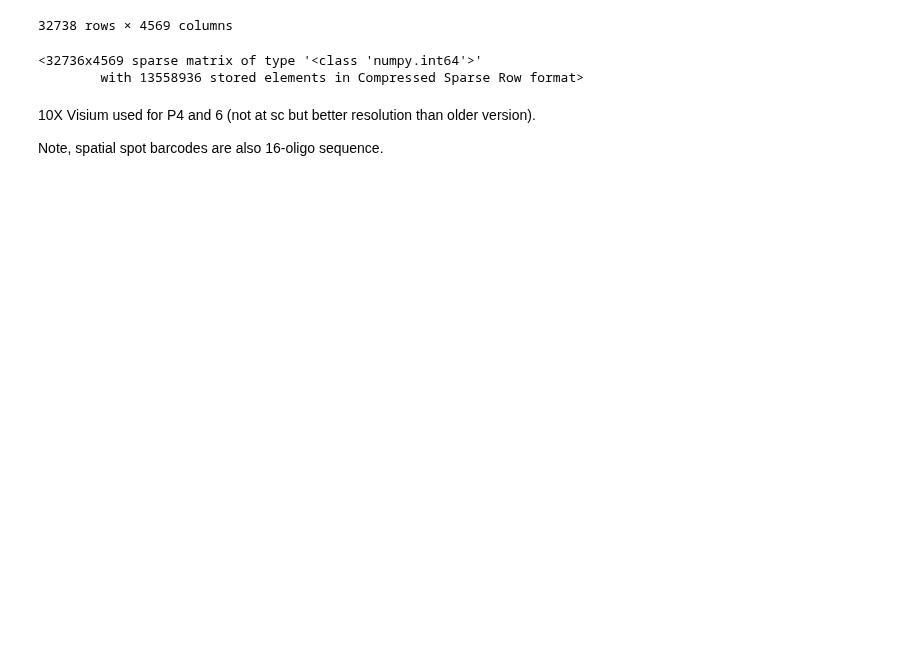
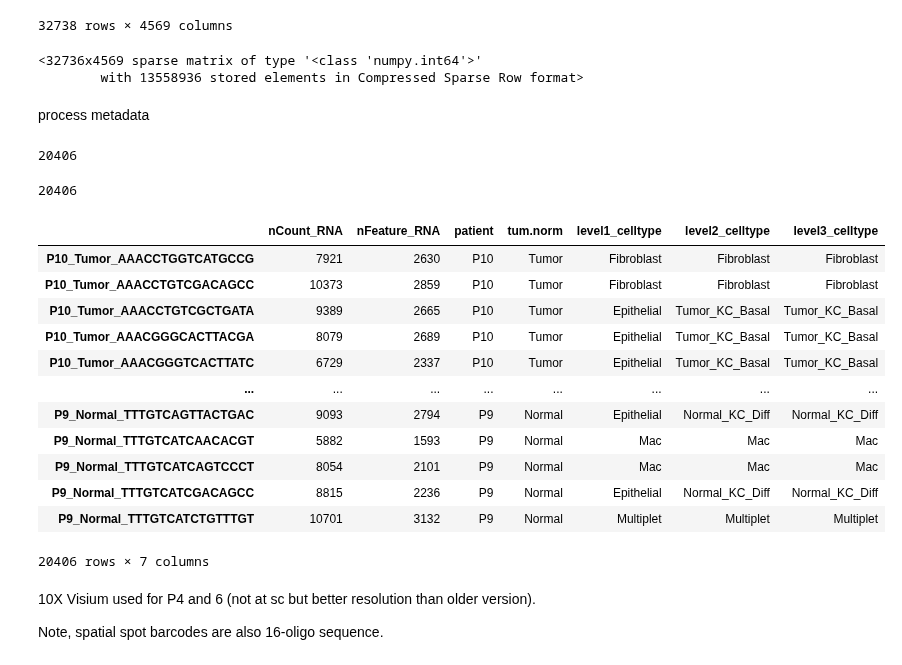
Before and after one commit to kiristern/QLSsummer2022, a Jupyter notebook: explore_data.ipynb, the cells around one changed output. Drawn from its saved outputs; the diff is of its cells as text; code cells hidden in the pictures; blank space fills up the shorter version.

Commit message:
prepro metadata to keep only rows of interest

```diff
--- a/explore_data.ipynb
+++ b/explore_data.ipynb
@@ -146,6 +146,41 @@ for i in range(len(counts)):
 # %%
 for i in range(len(spar_count)):
     scipy.sparse.save_npz(f"Data/squamous_carcinoma/scRNA_counts_{i}.npz", spar_count[i])
+# %% [markdown]
+process metadata
+# %%
+keep = []
+for i in range(len(counts)):
+    keep.append(counts[i].columns.values)
+
+keep = [l.tolist() for l in keep]
+keep1list = [i for patient in keep for i in patient]
+len(keep1list)
+# %% [output]
+20406
+# %%
+# sanity check
+print(len(keep[0]) + len(keep[1]) + len(keep[2]) + len(keep[3]))
+# %% [output]
+20406
+# %%
+# keep only metadata values from patients of interest
+meta = metadata.loc[keep1list, ]
+meta
+# %% [output]
+|  | nCount_RNA | nFeature_RNA | patient | tum.norm | level1_celltype | level2_celltype | level3_celltype |
+| P10_Tumor_AAACCTGGTCATGCCG | 7921 | 2630 | P10 | Tumor | Fibroblast | Fibroblast | Fibroblast |
+| P10_Tumor_AAACCTGTCGACAGCC | 10373 | 2859 | P10 | Tumor | Fibroblast | Fibroblast | Fibroblast |
+| P10_Tumor_AAACCTGTCGCTGATA | 9389 | 2665 | P10 | Tumor | Epithelial | Tumor_KC_Basal | Tumor_KC_Basal |
+| P10_Tumor_AAACGGGCACTTACGA | 8079 | 2689 | P10 | Tumor | Epithelial | Tumor_KC_Basal | Tumor_KC_Basal |
+| P10_Tumor_AAACGGGTCACTTATC | 6729 | 2337 | P10 | Tumor | Epithelial | Tumor_KC_Basal | Tumor_KC_Basal |
+| ... | ... | ... | ... | ... | ... | ... | ... |
+| P9_Normal_TTTGTCAGTTACTGAC | 9093 | 2794 | P9 | Normal | Epithelial | Normal_KC_Diff | Normal_KC_Diff |
+| P9_Normal_TTTGTCATCAACACGT | 5882 | 1593 | P9 | Normal | Mac | Mac | Mac |
+| P9_Normal_TTTGTCATCAGTCCCT | 8054 | 2101 | P9 | Normal | Mac | Mac | Mac |
+| P9_Normal_TTTGTCATCGACAGCC | 8815 | 2236 | P9 | Normal | Epithelial | Normal_KC_Diff | Normal_KC_Diff |
+| P9_Normal_TTTGTCATCTGTTTGT | 10701 | 3132 | P9 | Normal | Multiplet | Multiplet | Multiplet |
+20406 rows × 7 columns
 # %% [markdown]
 10X Visium used for P4 and 6 (not at sc but better resolution than older version).
 
```
